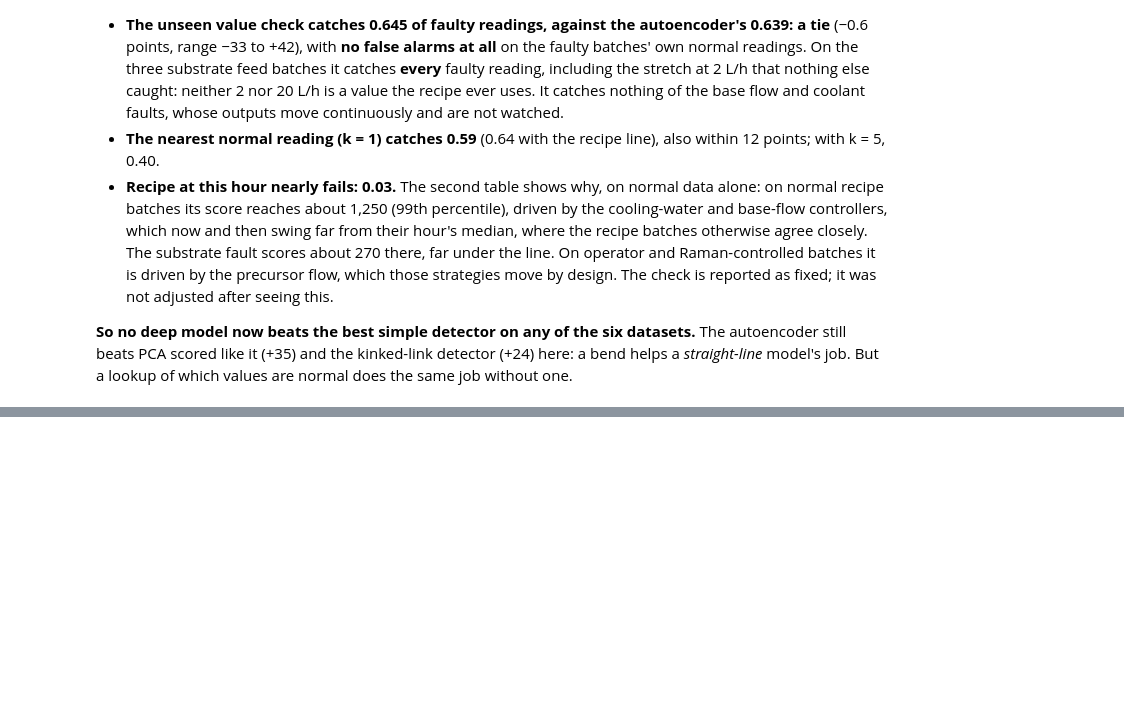
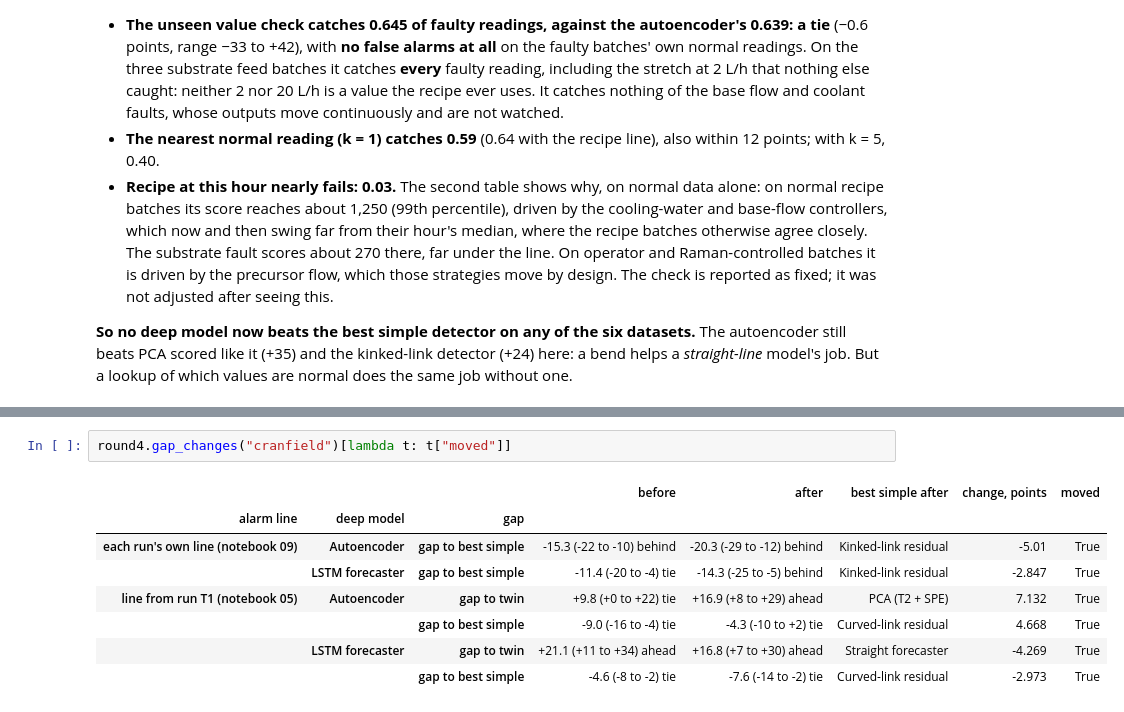
Before and after one commit to NeerajGit16/deep-learning-in-anomaly-detection, a Jupyter notebook: anomaly_lab/09_deep_models.ipynb, the cells around one changed output, grey strips where cells are left out. Cells and saved outputs as stored; diff of their text form; blank space fills up the shorter version.

```diff
--- a/anomaly_lab/09_deep_models.ipynb
+++ b/anomaly_lab/09_deep_models.ipynb
@@ -645,0 +714,11 @@ Recipe at this hour, median score of the faulty readings at 76-92 h (batches 91,
+# %%
+round4.gap_changes("cranfield")[lambda t: t["moved"]]
+# %% [output]
+|  |  |  | before | after | best simple after | change, points | moved |
+| alarm line | deep model | gap |  |  |  |  |  |
+| each run's own line (notebook 09) | Autoencoder | gap to best simple | -15.3 (-22 to -10) behind | -20.3 (-29 to -12) behind | Kinked-link residual | -5.01 | True |
+|  | LSTM forecaster | gap to best simple | -11.4 (-20 to -4) tie | -14.3 (-25 to -5) behind | Kinked-link residual | -2.847 | True |
+| line from run T1 (notebook 05) | Autoencoder | gap to twin | +9.8 (+0 to +22) tie | +16.9 (+8 to +29) ahead | PCA (T2 + SPE) | 7.132 | True |
+|  |  | gap to best simple | -9.0 (-16 to -4) tie | -4.3 (-10 to +2) tie | Curved-link residual | 4.668 | True |
+|  | LSTM forecaster | gap to twin | +21.1 (+11 to +34) ahead | +16.8 (+7 to +30) ahead | Straight forecaster | -4.269 | True |
+|  |  | gap to best simple | -4.6 (-8 to -2) tie | -7.6 (-14 to -2) tie | Curved-link residual | -2.973 | True |
```
Also changed, not shown: parts of 7 cells of this notebook, 15 other files.
